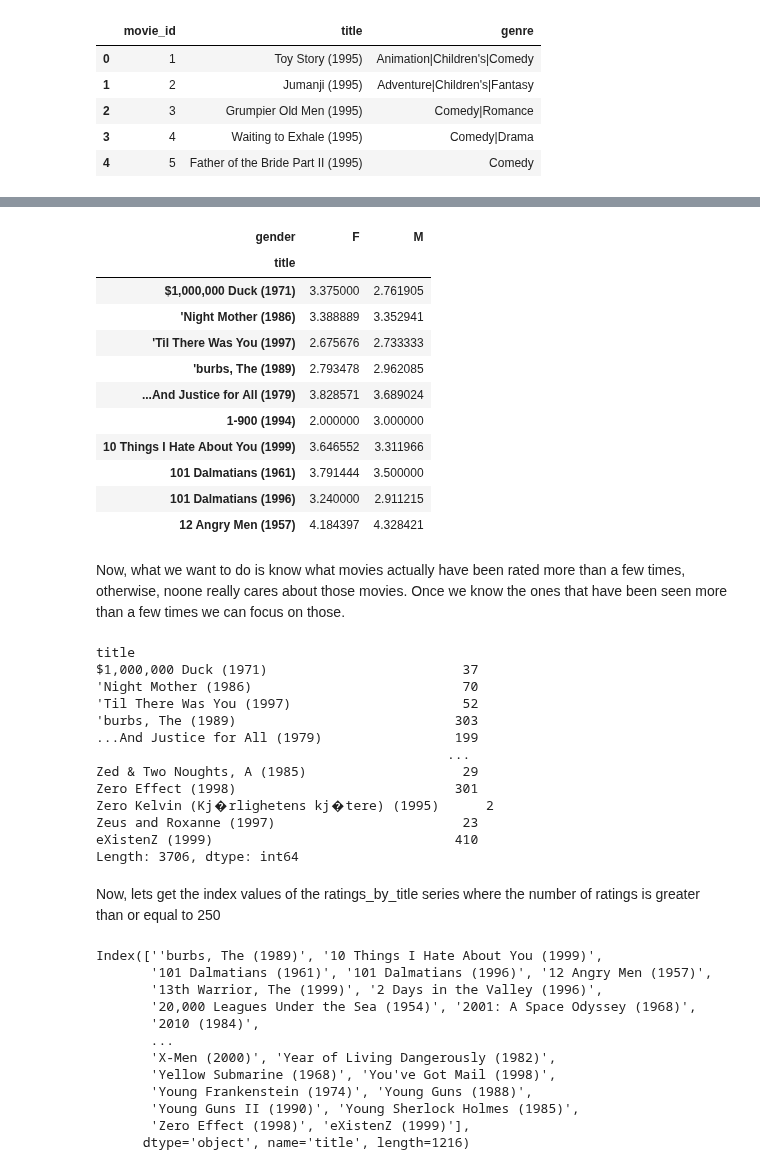
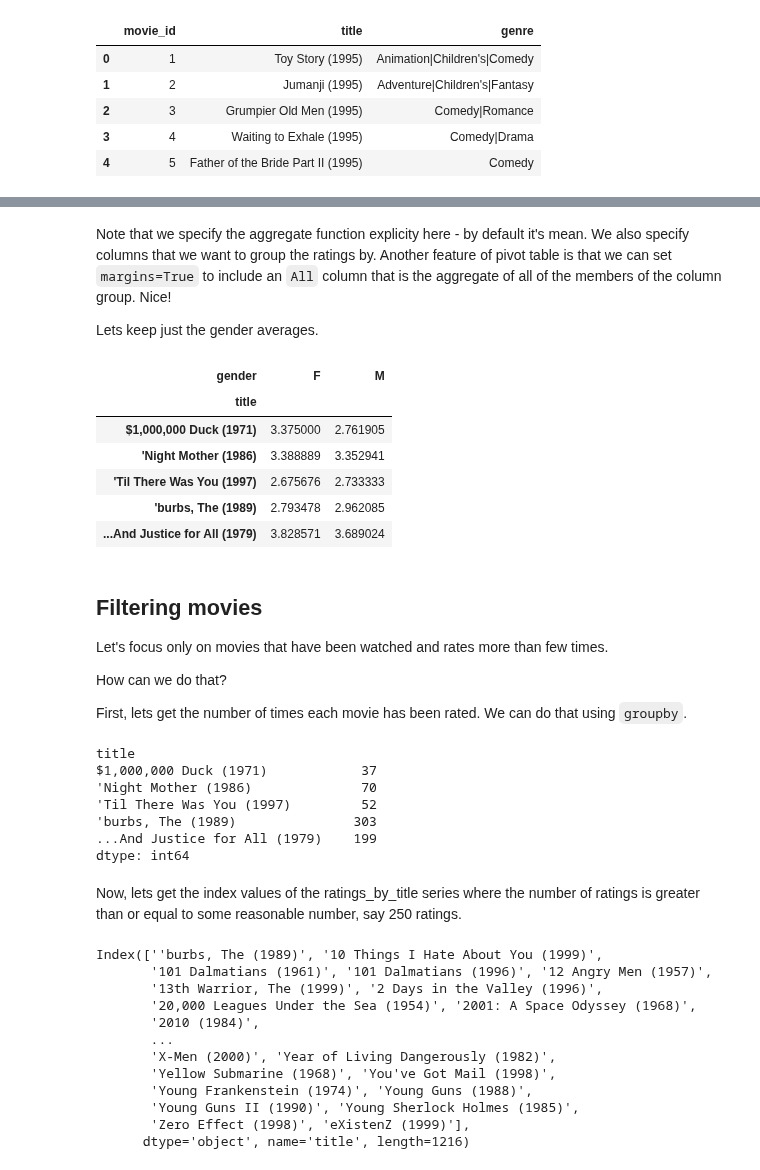
Before and after one commit to mblackstock/ds1-analytics, a Jupyter notebook: movies.ipynb, the cells around one changed output, grey strips where cells are left out. Saved outputs shown, nothing was run; the diff lists cells and outputs as text; code cells hidden in the pictures.

Commit message:
updates to ign and movies for better formatting

```diff
--- a/movies.ipynb
+++ b/movies.ipynb
@@ -137,0 +215,3 @@ To allow us to do analysis, we can merge all of the tables into one like this.
+# %%
+ratings_users = pd.merge(ratings, users)
+ratings_users
@@ -138,4 +236,4 @@ To allow us to do analysis, we can merge all of the tables into one like this.
 # %%
-data = pd.merge(pd.merge(ratings, users), movies)
-data.info()
+data = pd.merge(ratings_users, movies)
+data
 # %% [output]
@@ -182,40 +332,39 @@ Even more interesting would be to see how movie ratings vary by gender.  Lets do
+# %% [markdown]
+Note that we specify the aggregate function explicity here - by default it's mean.  We also specify columns that we want to group the ratings by.  Another feature of pivot table is that we can set `margins=True` to include an `All` column that is the aggregate of all of the members of the column group.  Nice!
+
+Lets keep just the gender averages.
 # %%
 mean_ratings = data.pivot_table('rating', index='title', columns='gender', aggfunc='mean')
-mean_ratings[:10]
+mean_ratings.head(5)
 # %% [output]
 | gender | F | M |
 | title |  |  |
 | $1,000,000 Duck (1971) | 3.375000 | 2.761905 |
 | 'Night Mother (1986) | 3.388889 | 3.352941 |
 | 'Til There Was You (1997) | 2.675676 | 2.733333 |
 | 'burbs, The (1989) | 2.793478 | 2.962085 |
 | ...And Justice for All (1979) | 3.828571 | 3.689024 |
-| 1-900 (1994) | 2.000000 | 3.000000 |
-| 10 Things I Hate About You (1999) | 3.646552 | 3.311966 |
-| 101 Dalmatians (1961) | 3.791444 | 3.500000 |
-| 101 Dalmatians (1996) | 3.240000 | 2.911215 |
-| 12 Angry Men (1957) | 4.184397 | 4.328421 |
-# %% [markdown]
-Now, what we want to do is know what movies actually have been rated more than a few times, otherwise, noone really cares about those movies.  Once we know the ones that have been seen more than a few times we can focus on those.
+# %% [markdown]
+## Filtering movies
+
+Let's focus only on movies that have been watched and rates more than few times.
+
+How can we do that?
+
+First, lets get the number of times each movie has been rated.  We can do that using `groupby`.
 # %%
 ratings_by_title = data.groupby('title').size()
-ratings_by_title
+ratings_by_title[:5]
 # %% [output]
 title
-$1,000,000 Duck (1971)                         37
-'Night Mother (1986)                           70
-'Til There Was You (1997)                      52
-'burbs, The (1989)                            303
-...And Justice for All (1979)                 199
-                                             ...
-Zed & Two Noughts, A (1985)                    29
-Zero Effect (1998)                            301
-Zero Kelvin (Kj�rlighetens kj�tere) (1995)      2
-Zeus and Roxanne (1997)                        23
-eXistenZ (1999)                               410
-Length: 3706, dtype: int64
+$1,000,000 Duck (1971)            37
+'Night Mother (1986)              70
+'Til There Was You (1997)         52
+'burbs, The (1989)               303
+...And Justice for All (1979)    199
+dtype: int64
 # %% [markdown]
-Now, lets get the index values of the ratings_by_title series where the number of ratings is greater than or equal to 250
+Now, lets get the index values of the ratings_by_title series where the number of ratings is greater than or equal to some reasonable number, say 250 ratings.
 # %%
 active_titles = ratings_by_title.index[ratings_by_title >=250]
 active_titles
```
Also changed, not shown: parts of 30 cells of this notebook, 1 other file.
